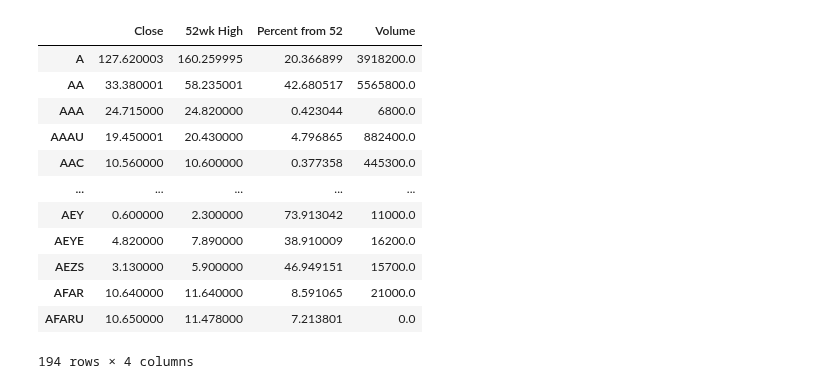
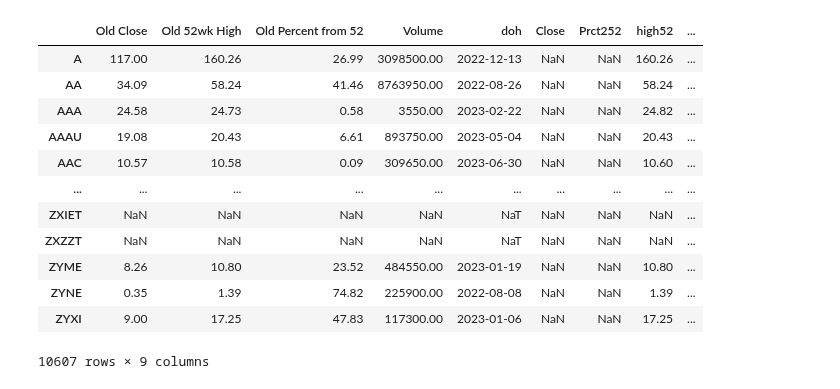
Before and after one commit to Idanq1/Stocks-Strategies, a Jupyter notebook: Scanners/Screener8 52 high.ipynb, the cells around one changed output. Saved outputs shown, nothing was run; the diff lists cells and outputs as text; code cells hidden in the pictures.

```diff
--- a/Scanners/Screener8 52 high.ipynb
+++ b/Scanners/Screener8 52 high.ipynb
@@ -78,17 +80,0 @@ df.sort_values(by='Percent from 52', ascending=True)
-# %%
-cop = df.copy()
-cop
-# %% [output]
-|  | Close | 52wk High | Percent from 52 | Volume |
-| A | 127.620003 | 160.259995 | 20.366899 | 3918200.0 |
-| AA | 33.380001 | 58.235001 | 42.680517 | 5565800.0 |
-| AAA | 24.715000 | 24.820000 | 0.423044 | 6800.0 |
-| AAAU | 19.450001 | 20.430000 | 4.796865 | 882400.0 |
-| AAC | 10.560000 | 10.600000 | 0.377358 | 445300.0 |
-| ... | ... | ... | ... | ... |
-| AEY | 0.600000 | 2.300000 | 73.913042 | 11000.0 |
-| AEYE | 4.820000 | 7.890000 | 38.910009 | 16200.0 |
-| AEZS | 3.130000 | 5.900000 | 46.949151 | 15700.0 |
-| AFAR | 10.640000 | 11.640000 | 8.591065 | 21000.0 |
-| AFARU | 10.650000 | 11.478000 | 7.213801 | 0.0 |
-194 rows × 4 columns
@@ -94,0 +108,18 @@ cop
+# %%
+df = get_info_test(data)
+cop = df.copy()
+cop
+# %% [output]
+|  | Old Close | Old 52wk High | Old Percent from 52 | Volume | doh | Close | Prct252 | high52 | ... |
+| A | 117.00 | 160.26 | 26.99 | 3098500.00 | 2022-12-13 | NaN | NaN | 160.26 | ... |
+| AA | 34.09 | 58.24 | 41.46 | 8763950.00 | 2022-08-26 | NaN | NaN | 58.24 | ... |
+| AAA | 24.58 | 24.73 | 0.58 | 3550.00 | 2023-02-22 | NaN | NaN | 24.82 | ... |
+| AAAU | 19.08 | 20.43 | 6.61 | 893750.00 | 2023-05-04 | NaN | NaN | 20.43 | ... |
+| AAC | 10.57 | 10.58 | 0.09 | 309650.00 | 2023-06-30 | NaN | NaN | 10.60 | ... |
+| ... | ... | ... | ... | ... | ... | ... | ... | ... | ... |
+| ZXIET | NaN | NaN | NaN | NaN | NaT | NaN | NaN | NaN | ... |
+| ZXZZT | NaN | NaN | NaN | NaN | NaT | NaN | NaN | NaN | ... |
+| ZYME | 8.26 | 10.80 | 23.52 | 484550.00 | 2023-01-19 | NaN | NaN | 10.80 | ... |
+| ZYNE | 0.35 | 1.39 | 74.82 | 225900.00 | 2022-08-08 | NaN | NaN | 1.39 | ... |
+| ZYXI | 9.00 | 17.25 | 47.83 | 117300.00 | 2023-01-06 | NaN | NaN | 17.25 | ... |
+10607 rows × 9 columns
```
Also changed, not shown: parts of 9 cells of this notebook.
